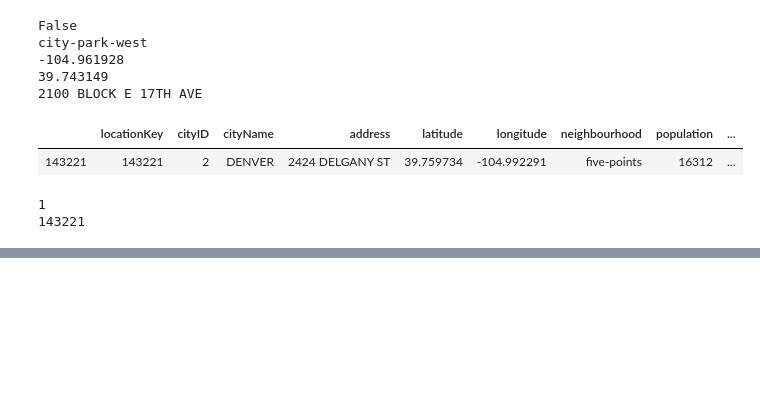
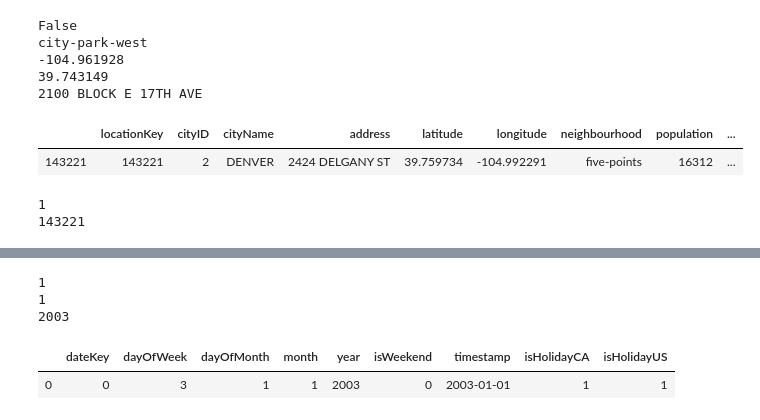
Before and after one commit to maxFredenburgh/CSI4142_Group16_CrimeDataProject, a Jupyter notebook: fact table.ipynb, the cells around one changed output, grey strips where cells are left out. Cells and saved outputs as stored; diff of their text form; code cells hidden in the pictures; blank space fills up the shorter version.

```diff
--- a/fact table.ipynb
+++ b/fact table.ipynb
@@ -112,0 +164,17 @@ print(denc.head())
+# %%
+date_m = dateDim['month'][0]
+date_d = dateDim['dayOfMonth'][0]
+date_y = dateDim['year'][0]
+
+print(date_m)
+print(date_d)
+print(date_y)
+
+date = dateDim.loc[(dateDim['month'] == date_m) & (dateDim['dayOfMonth'] == date_d) & (dateDim['year'] == date_y)]
+date
+# %% [output]
+1
+1
+2003
+|  | dateKey | dayOfWeek | dayOfMonth | month | year | isWeekend | timestamp | isHolidayCA | isHolidayUS |
+| 0 | 0 | 3 | 1 | 1 | 2003 | 0 | 2003-01-01 | 1 | 1 |
```
Also changed, not shown: parts of 16 cells of this notebook.
